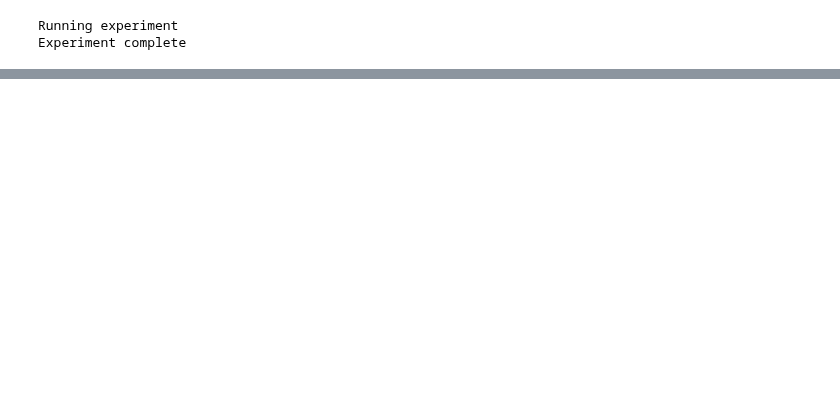
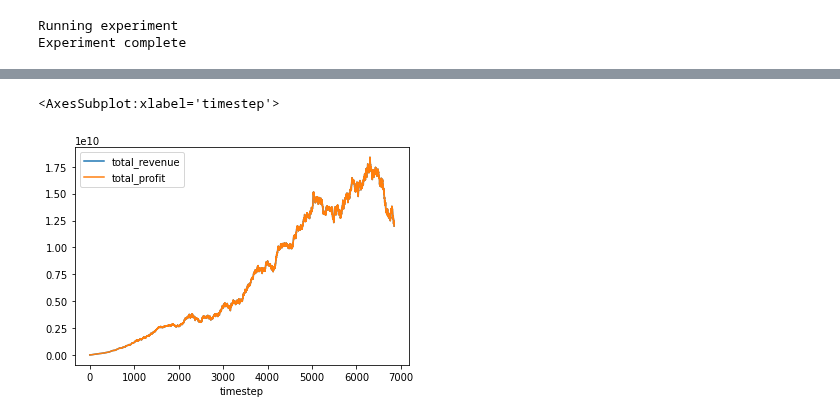
Before and after one commit to CADLabs/ethereum-economic-model, a Jupyter notebook: scratchpad.ipynb, the cells around one changed output, grey strips where cells are left out. Saved outputs shown, nothing was run; the diff lists cells and outputs as text; code cells hidden in the pictures; blank space fills up the shorter version.

```diff
--- a/scratchpad.ipynb
+++ b/scratchpad.ipynb
@@ -43,0 +54,5 @@ df.plot.area(x='timestep', y=['ffg_source_reward', 'ffg_target_reward', 'ffg_hea
+# %%
+df.plot(x='timestep', y=['total_revenue', 'total_profit'])
+# %% [output]
+<AxesSubplot:xlabel='timestep'>
+[figure, added]
```
Also changed, not shown: parts of 7 cells of this notebook, 7 other files.
